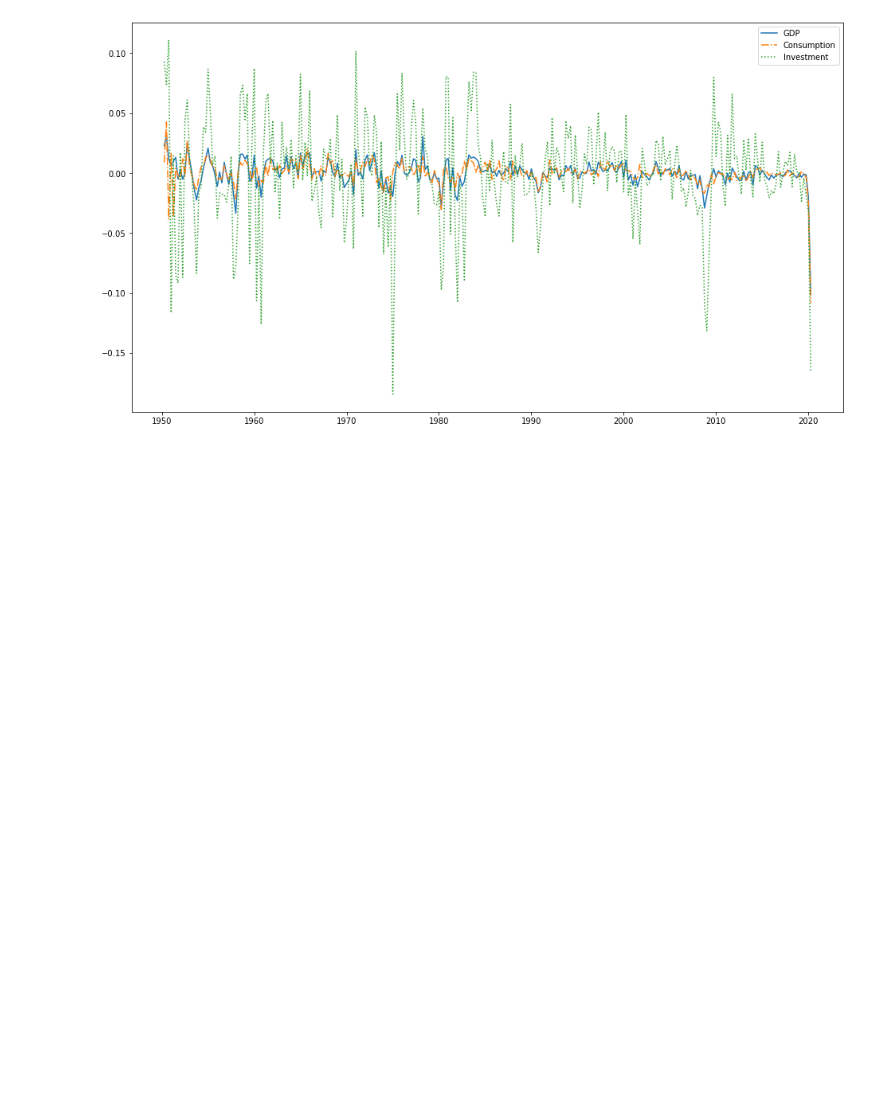
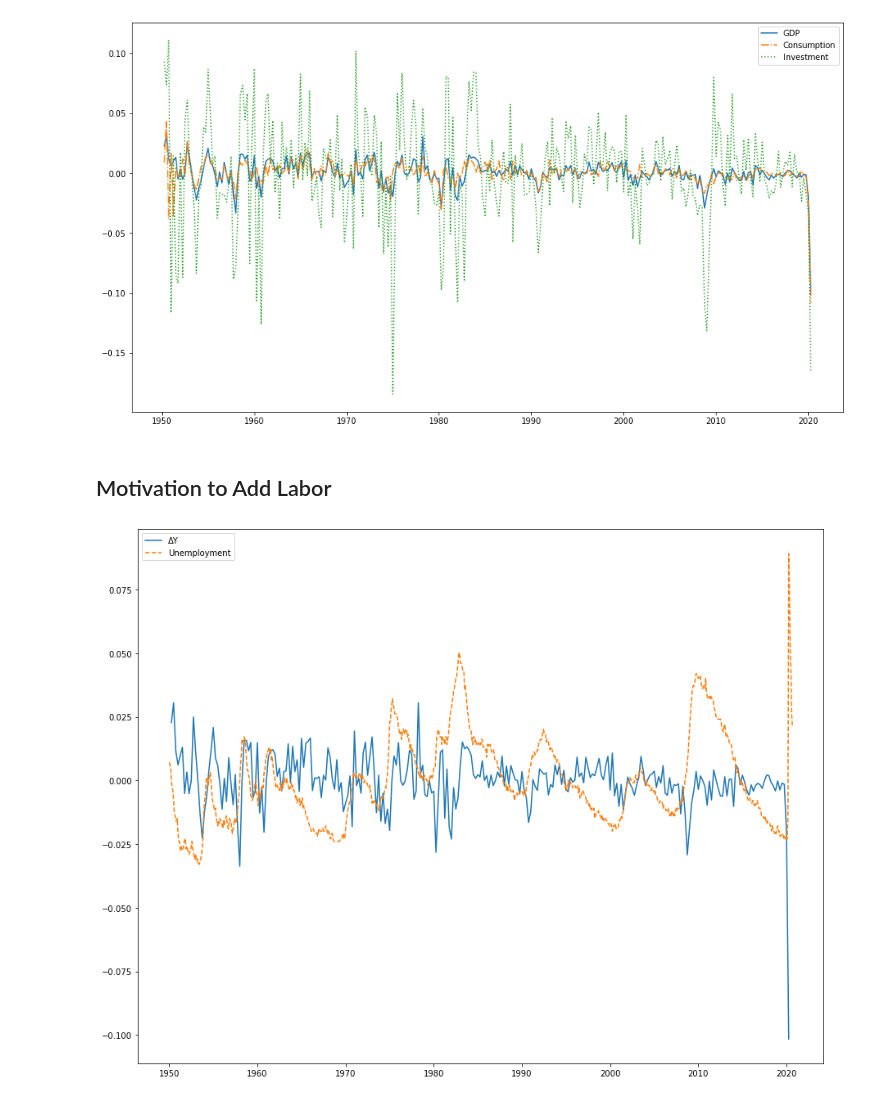
Before and after one commit to wupeifan/ECON_407_Fall2020, a Jupyter notebook: Notebooks/RBC_motivation.ipynb, the cells around one changed output. Saved outputs shown, nothing was run; the diff lists cells and outputs as text; code cells hidden in the pictures; blank space fills up the shorter version.

```diff
--- a/Notebooks/RBC_motivation.ipynb
+++ b/Notebooks/RBC_motivation.ipynb
@@ -59,3 +59,17 @@ plt.legend(loc = "best")
 plt.show()
 # %% [output]
 [figure]
+# %% [markdown]
+## Motivation to Add Labor
+# %%
+L = web.DataReader('UNRATE', 'fred', start_date, end_date)
+L = L / 100
+# %%
+# Compare the demeaned series
+plt.figure(figsize = (15, 12))
+plt.plot(GDP_growth - GDP_growth.mean(), '-', label = 'ΔY')
+plt.plot(L - L.mean(), '--', label = 'Unemployment')
+plt.legend(loc = "best")
+plt.show()
+# %% [output]
+[figure, added]
```
Also changed, not shown: parts of 1 cell of this notebook.
